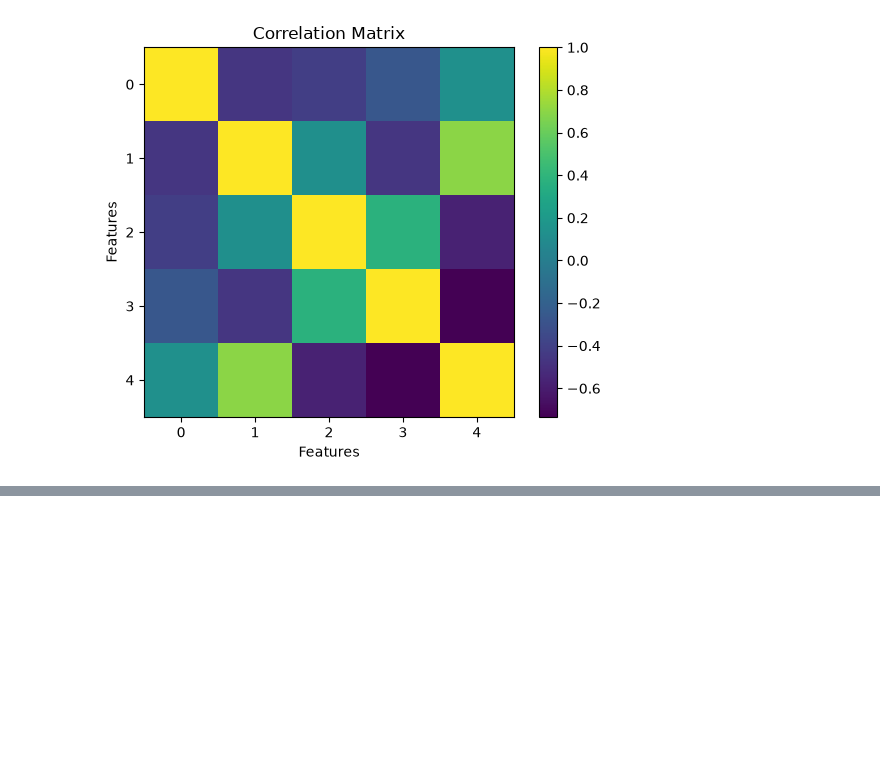
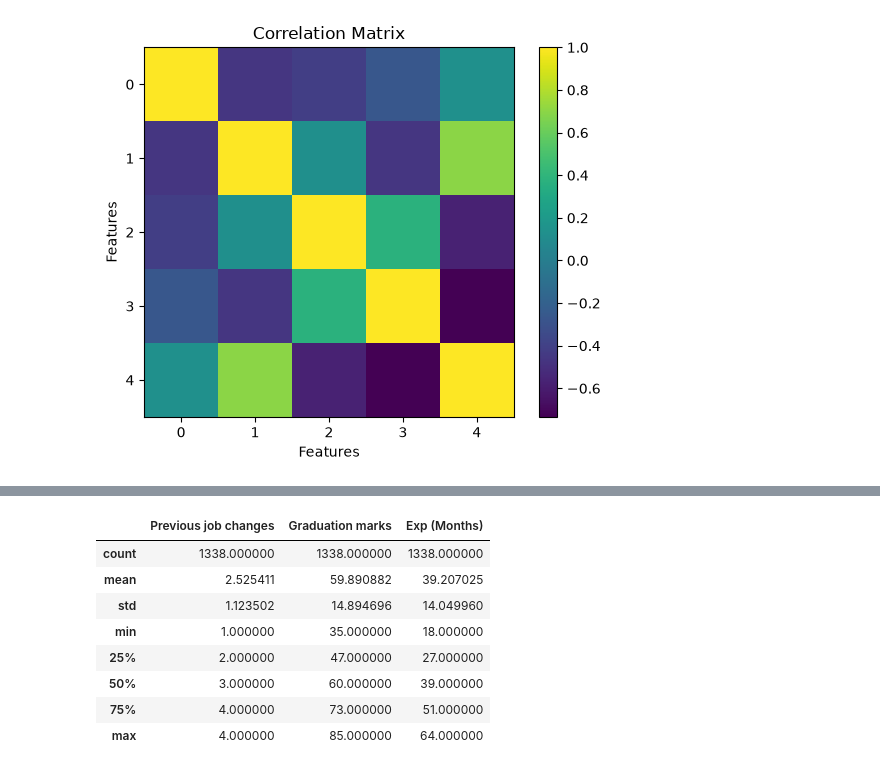
Before and after one commit to niharika9nx/Machine-Learning, a Jupyter notebook: code/day01.ipynb, the cells around one changed output, grey strips where cells are left out. Drawn from its saved outputs; the diff is of its cells as text; code cells hidden in the pictures; blank space fills up the shorter version.

```diff
--- a/code/day01.ipynb
+++ b/code/day01.ipynb
@@ -601,0 +608,3 @@ plt.show()
+# %%
+df = pd.read_csv("ctc.csv")
+# reading the csv file
@@ -601,0 +623,3 @@ plt.show()
+# %%
+df = df.drop("S.No.", axis=1)
+# axis=1 means columns, so it means dropping S.No as column
@@ -601,0 +662,13 @@ plt.show()
+# %%
+df.describe()
+# it gives statistical information of the data frame, only for numerical colummns btw
+# %% [output]
+|  | Previous job changes | Graduation marks | Exp (Months) |
+| count | 1338.000000 | 1338.000000 | 1338.000000 |
+| mean | 2.525411 | 59.890882 | 39.207025 |
+| std | 1.123502 | 14.894696 | 14.049960 |
+| min | 1.000000 | 35.000000 | 18.000000 |
+| 25% | 2.000000 | 47.000000 | 27.000000 |
+| 50% | 3.000000 | 60.000000 | 39.000000 |
+| 75% | 4.000000 | 73.000000 | 51.000000 |
+| max | 4.000000 | 85.000000 | 64.000000 |
```
Also changed, not shown: parts of 8 cells of this notebook, 1 other file.
